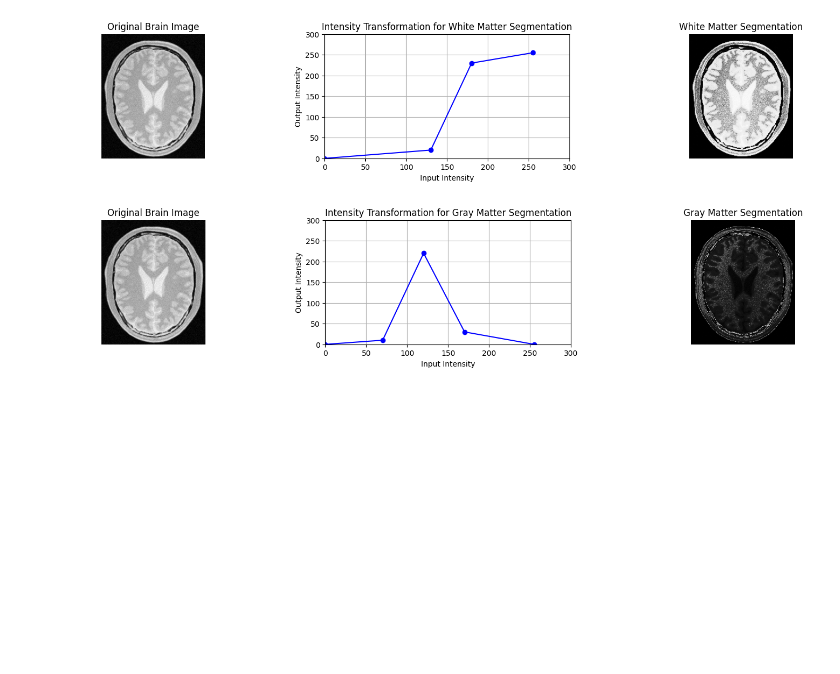
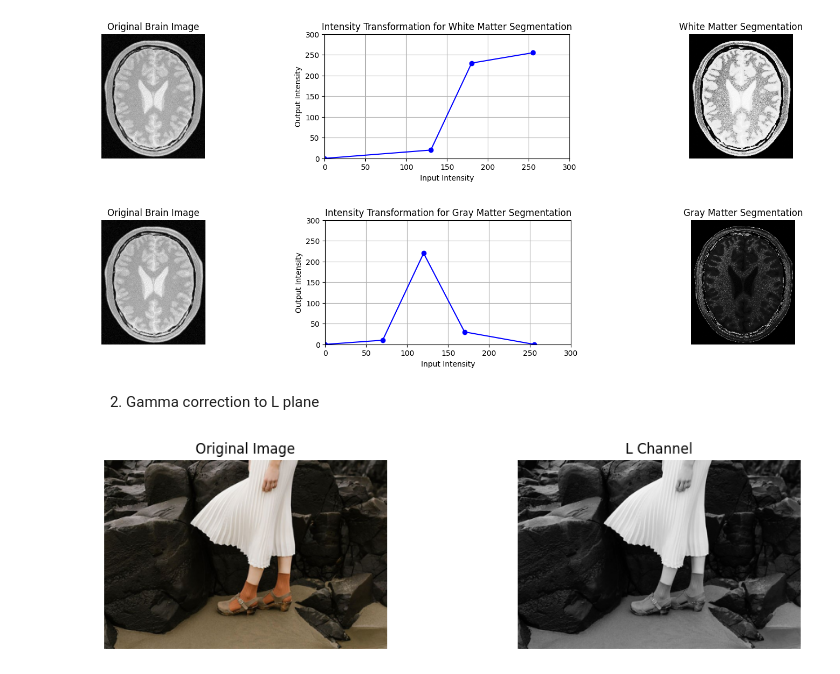
Before and after one commit to ChamodLD/Image-Processing-and-Machine-Vision, a Jupyter notebook: Assignment 01.ipynb, the cells around one changed output. Saved outputs shown, nothing was run; the diff lists cells and outputs as text; code cells hidden in the pictures; blank space fills up the shorter version.

Commit message:
Open the image and conveted into the LAB space

```diff
--- a/Assignment 01.ipynb
+++ b/Assignment 01.ipynb
@@ -146,3 +146,24 @@ plt.show()
 # %% [output]
 [figure]
 [figure]
+# %% [markdown]
+2. Gamma correction to L plane
+# %%
+im = cv.imread("C:\\Users\\USER\\Desktop\\UNI\\Semesters\\Semester 5\\Machine_Vision\\Image-Processing-and-Machine-Vision\\images\\3.jpeg")
+im_LAB = cv.cvtColor(im,cv.COLOR_BGR2LAB)
+
+fig,ax = plt.subplots(1,2,figsize = (12,3))
+ax[0].imshow(cv.cvtColor(im,cv.COLOR_BGR2RGB))
+ax[0].set_title('Original Image')
+ax[0].axis('off')
+
+l_plane, a_plane, b_plane = cv.split(im_LAB)
+
+ax[1].imshow(im_LAB[:,:,0], cmap='gray')
+ax[1].set_title('L Channel')
+ax[1].axis('off')
+
+
+plt.show()
+# %% [output]
+[figure, added]
```
